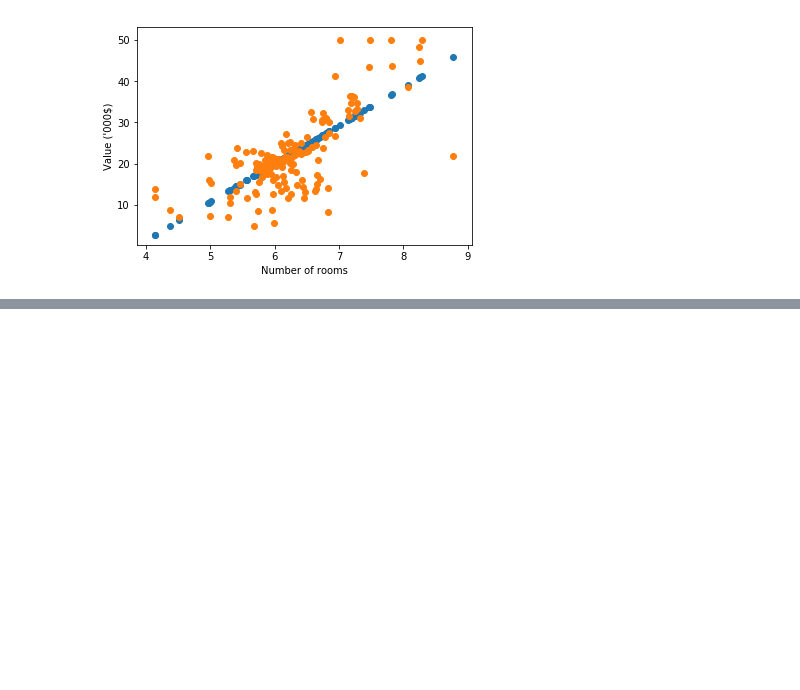
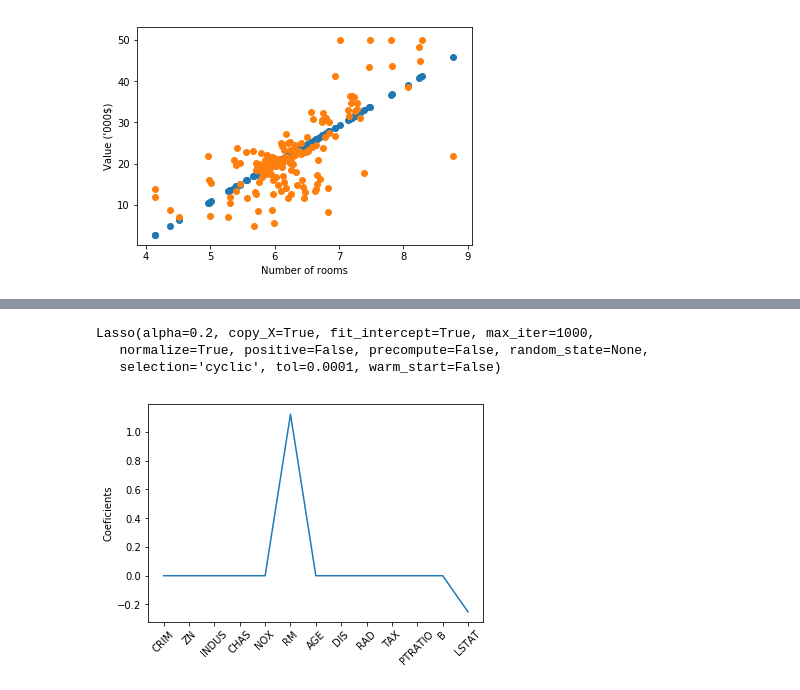
Before and after one commit to vayadi/machinelearning, a Jupyter notebook: notebooks/basic_linear_regression_Boston_housing.ipynb, the cells around one changed output, grey strips where cells are left out. Drawn from its saved outputs; the diff is of its cells as text; code cells hidden in the pictures; blank space fills up the shorter version.

Commit message:
Lasso and Ridge regressions were added to the basic_linear_regression.
Changes to be committed:
	modified:   notebooks/basic_linear_regression_Boston_housing.ipynb

```diff
--- a/notebooks/basic_linear_regression_Boston_housing.ipynb
+++ b/notebooks/basic_linear_regression_Boston_housing.ipynb
@@ -91,0 +113,15 @@ plt.show()
+# %%
+lasso = Lasso(alpha=0.2, normalize=True)
+lasso.fit(X, y)
+# %% [output]
+Lasso(alpha=0.2, copy_X=True, fit_intercept=True, max_iter=1000,
+   normalize=True, positive=False, precompute=False, random_state=None,
+   selection='cyclic', tol=0.0001, warm_start=False)
+# %%
+plt.plot(range(len(X.columns)), lasso.coef_)
+plt.xticks(range(len(X.columns)), X.columns, rotation=45);
+plt.xlabel('')
+plt.ylabel('Coeficients')
+plt.show()
+# %% [output]
+[figure, added]
```
Also changed, not shown: parts of 10 cells of this notebook.
